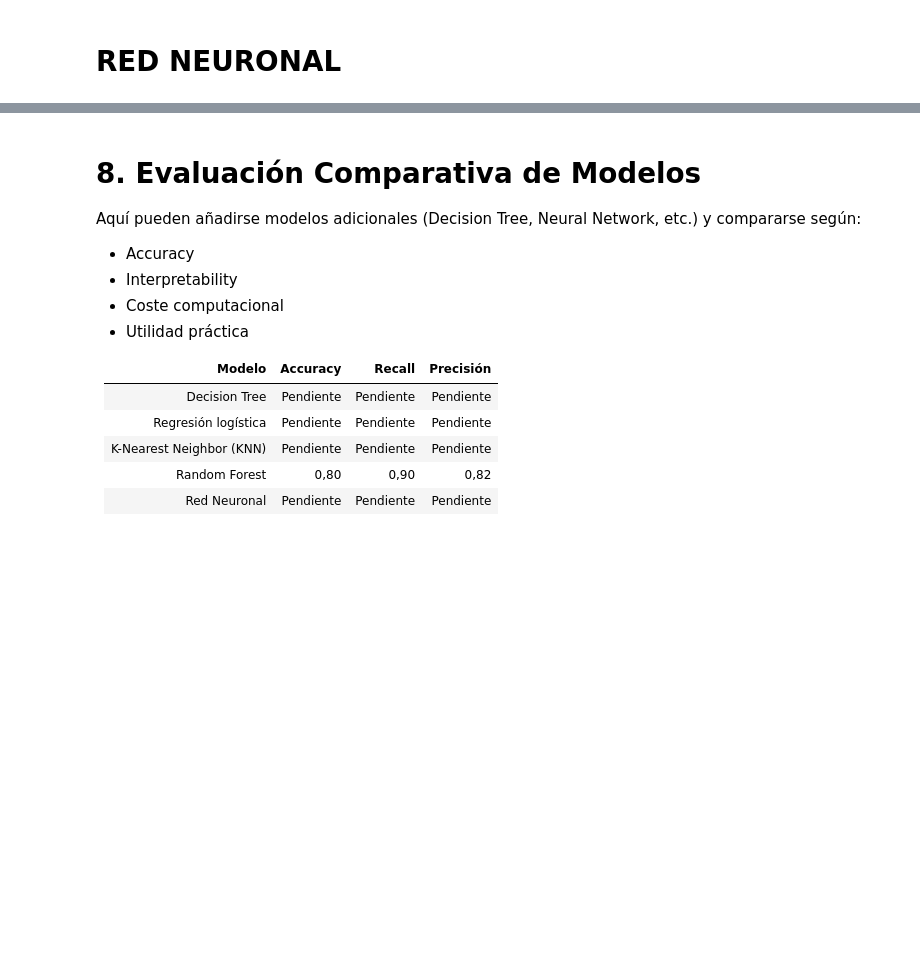
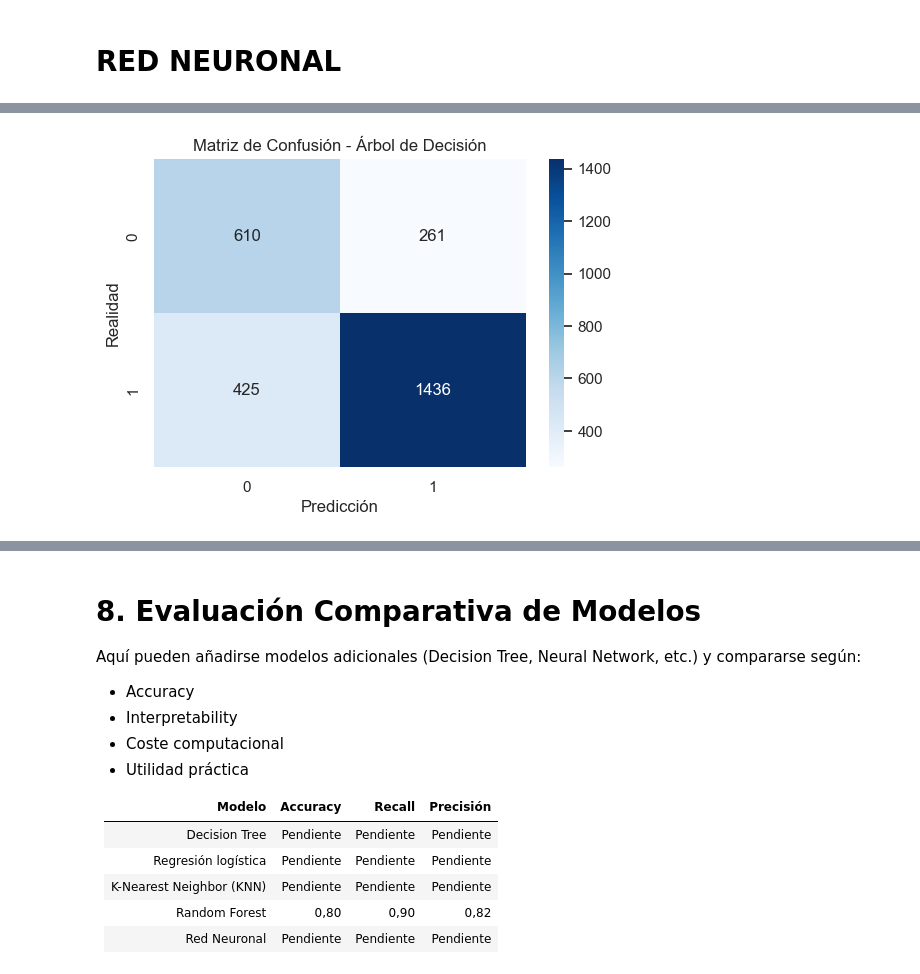
Before and after one commit to nrapun/proyecto_AA, a Jupyter notebook: notebook_proyectoAA.ipynb, the cells around one changed output, grey strips where cells are left out. Saved outputs shown, nothing was run; the diff lists cells and outputs as text; code cells hidden in the pictures; blank space fills up the shorter version.

```diff
--- a/notebook_proyectoAA.ipynb
+++ b/notebook_proyectoAA.ipynb
@@ -701,0 +744,7 @@ El análisis de la importancia de las variables es fundamental para analizar qu
+# %%
+tree_model = DecisionTreeClassifier(
+    max_depth=5,
+    min_samples_leaf=30,
+    random_state=42,
+    class_weight='balanced'
+)
@@ -701,0 +762,2 @@ El análisis de la importancia de las variables es fundamental para analizar qu
+# %%
+tree_model.fit(X_train, y_train)
@@ -701,0 +773,2 @@ El análisis de la importancia de las variables es fundamental para analizar qu
+# %%
+y_pred = tree_model.predict(X_test)
@@ -701,0 +824,17 @@ El análisis de la importancia de las variables es fundamental para analizar qu
+# %%
+plt.figure(figsize=(6,4))
+
+sns.heatmap(
+    confusion_matrix(y_test, y_pred),
+    annot=True,
+    fmt='d',
+    cmap='Blues'
+)
+
+plt.title('Matriz de Confusión - Árbol de Decisión')
+plt.xlabel('Predicción')
+plt.ylabel('Realidad')
+
+plt.show()
+# %% [output]
+[figure, added]
```
Also changed, not shown: parts of 17 cells of this notebook.
